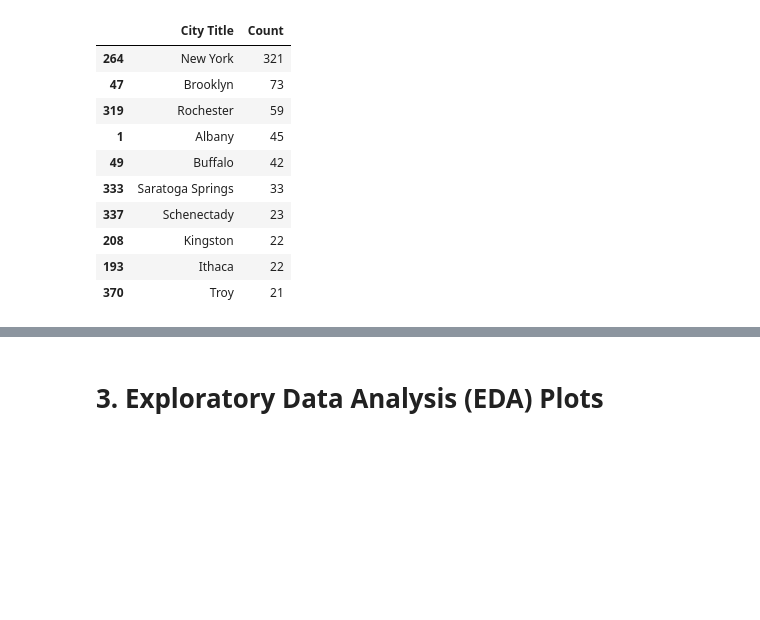
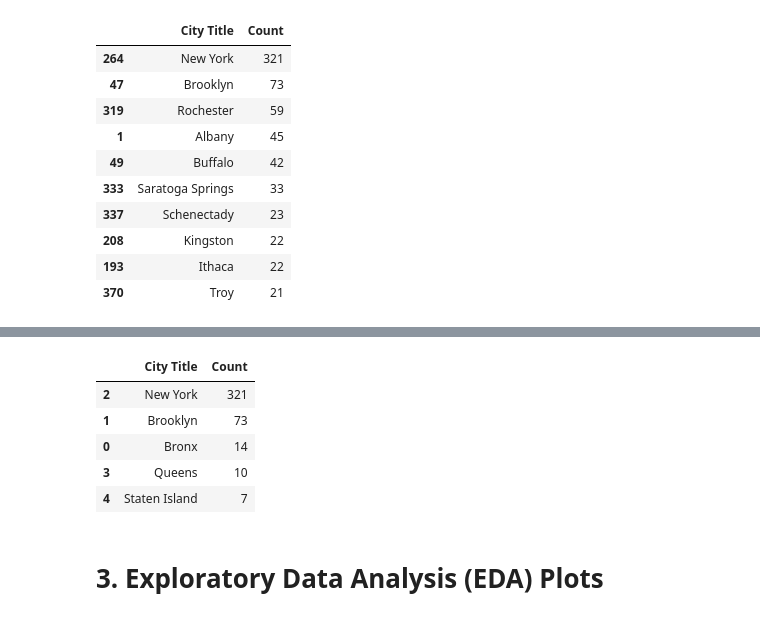
Before and after one commit to katkim0307/pratt-savi-810-2020-03-assignment_03, a Jupyter notebook: assignment_03.ipynb, the cells around one changed output, grey strips where cells are left out. Drawn from its saved outputs; the diff is of its cells as text; code cells hidden in the pictures; blank space fills up the shorter version.

```diff
--- a/assignment_03.ipynb
+++ b/assignment_03.ipynb
@@ -274,3 +255,17 @@ ValueError: Item wrong length 1 instead of 1664.
+# %%
+nyc_station_count = nyc_stations[['City Title', 'Count']]
+nyc=nyc_station_count.groupby('City Title', as_index=False) \
+                     .sum() \
+                     .sort_values(['Count'], ascending=False) \
+
+nyc
+# %% [output]
+|  | City Title | Count |
+| 2 | New York | 321 |
+| 1 | Brooklyn | 73 |
+| 0 | Bronx | 14 |
+| 3 | Queens | 10 |
+| 4 | Staten Island | 7 |
 # %% [markdown]
 # 3. Exploratory Data Analysis (EDA) Plots
 # %% [markdown]
```
Also changed, not shown: parts of 9 cells of this notebook.
